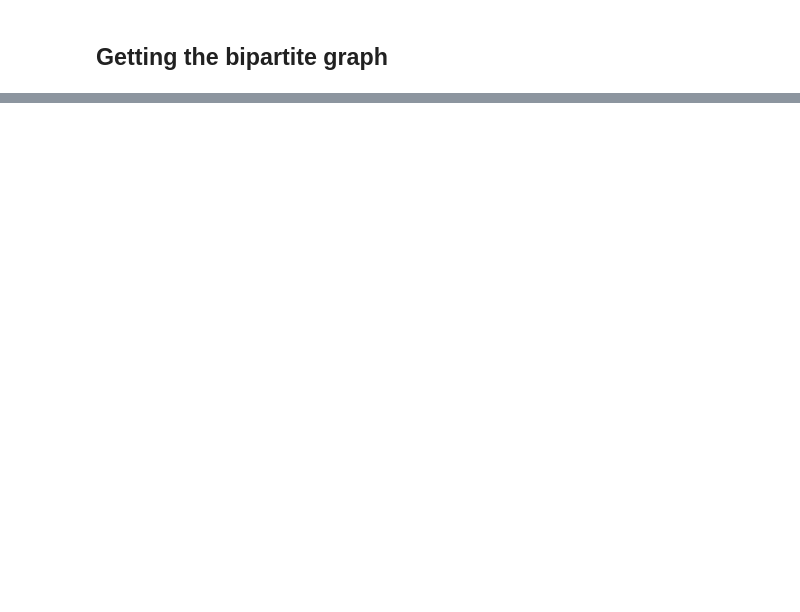
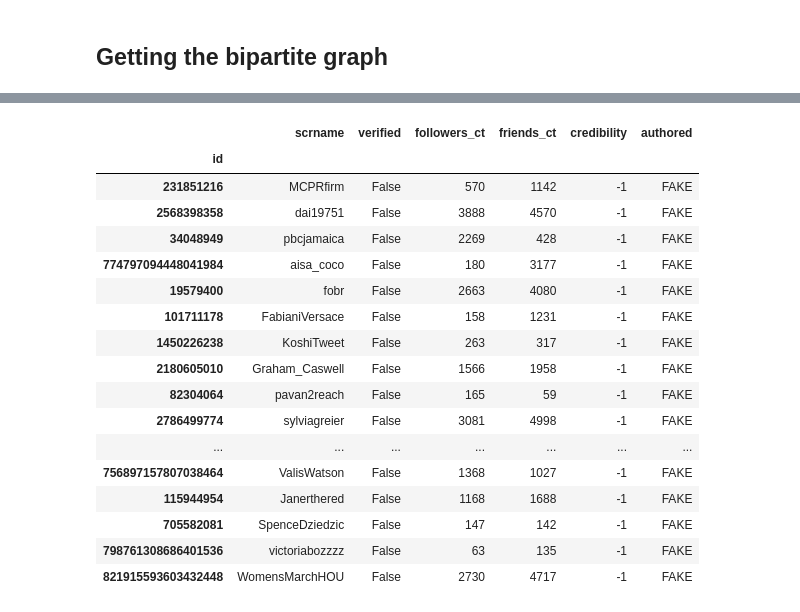
Before and after one commit to smuktevi/fakenews, a Jupyter notebook: gtut/UA_graph_analysis.ipynb, the cells around one changed output, grey strips where cells are left out. Saved outputs shown, nothing was run; the diff lists cells and outputs as text; code cells hidden in the pictures; blank space fills up the shorter version.

```diff
--- a/gtut/UA_graph_analysis.ipynb
+++ b/gtut/UA_graph_analysis.ipynb
@@ -231,0 +613,21 @@ plot_with_bipartition(B_usample, labels)
+# %%
+UDF[UDF['authored'] == "FAKE"].sample(40)
+# %% [output]
+|  | scrname | verified | followers_ct | friends_ct | credibility | authored |
+| id |  |  |  |  |  |  |
+| 231851216 | MCPRfirm | False | 570 | 1142 | -1 | FAKE |
+| 2568398358 | dai19751 | False | 3888 | 4570 | -1 | FAKE |
+| 34048949 | pbcjamaica | False | 2269 | 428 | -1 | FAKE |
+| 774797094448041984 | aisa_coco | False | 180 | 3177 | -1 | FAKE |
+| 19579400 | fobr | False | 2663 | 4080 | -1 | FAKE |
+| 101711178 | FabianiVersace | False | 158 | 1231 | -1 | FAKE |
+| 1450226238 | KoshiTweet | False | 263 | 317 | -1 | FAKE |
+| 2180605010 | Graham_Caswell | False | 1566 | 1958 | -1 | FAKE |
+| 82304064 | pavan2reach | False | 165 | 59 | -1 | FAKE |
+| 2786499774 | sylviagreier | False | 3081 | 4998 | -1 | FAKE |
+| ... | ... | ... | ... | ... | ... | ... |
+| 756897157807038464 | ValisWatson | False | 1368 | 1027 | -1 | FAKE |
+| 115944954 | Janerthered | False | 1168 | 1688 | -1 | FAKE |
+| 705582081 | SpenceDziedzic | False | 147 | 142 | -1 | FAKE |
+| 798761308686401536 | victoriabozzzz | False | 63 | 135 | -1 | FAKE |
+| 821915593603432448 | WomensMarchHOU | False | 2730 | 4717 | -1 | FAKE |
```
Also changed, not shown: parts of 42 cells of this notebook.
